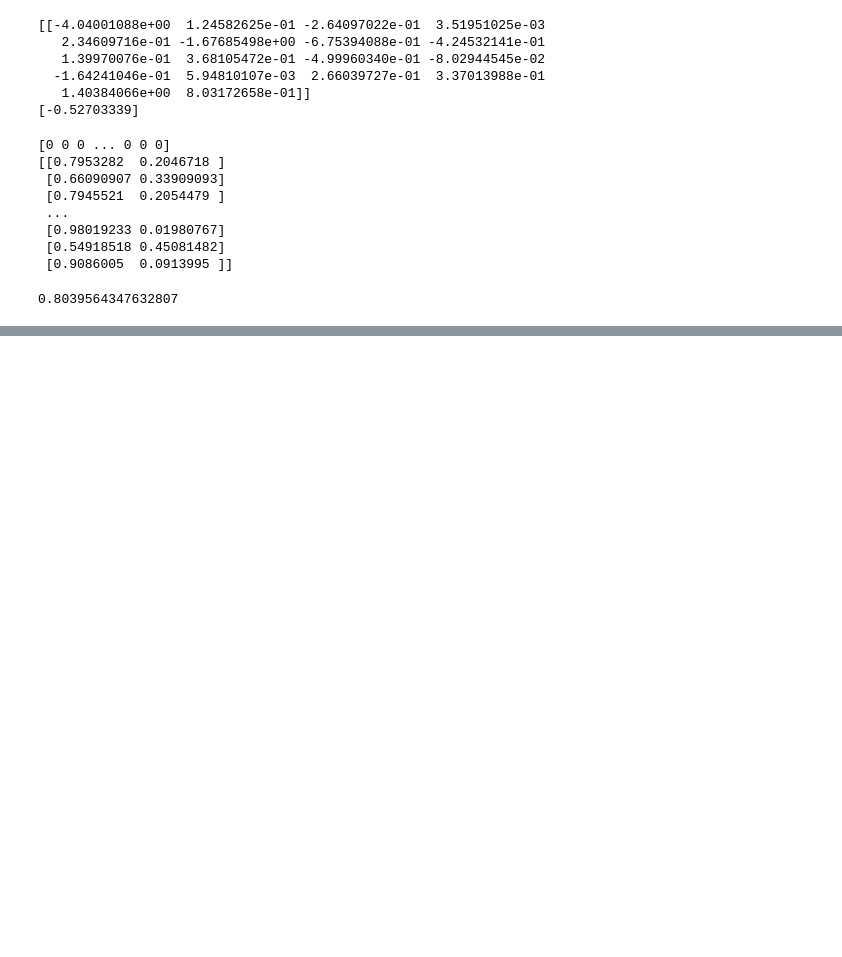
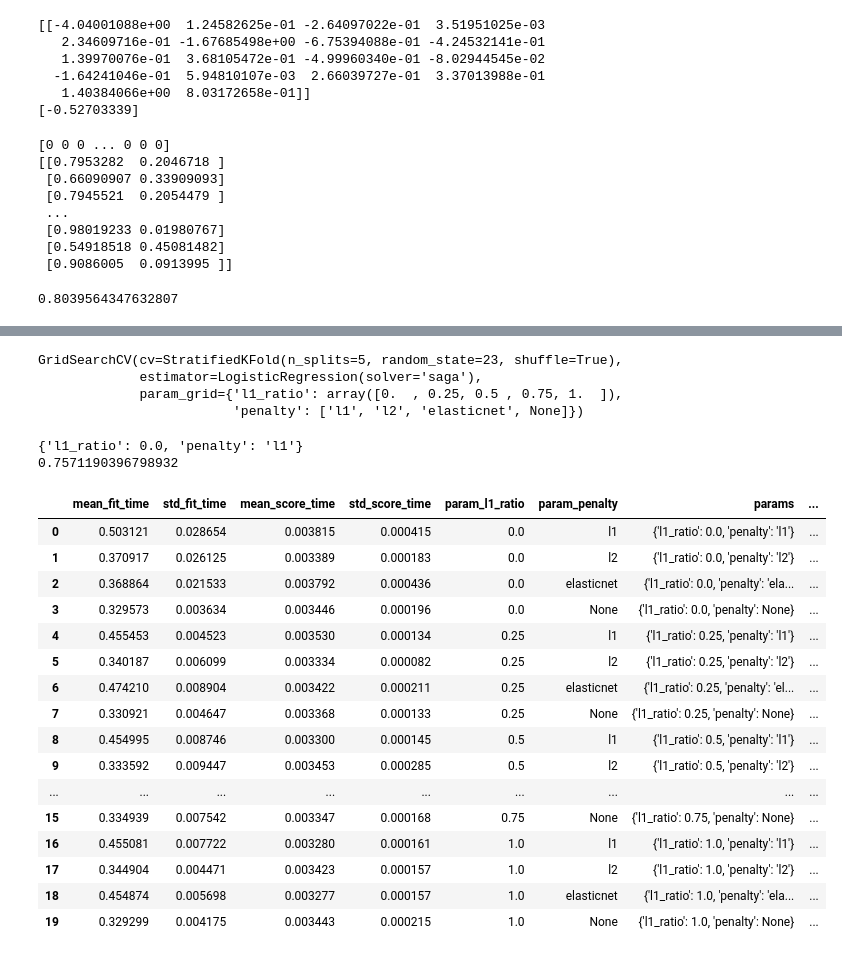
Before and after one commit to darsh996/Practical_Machine_Learning, a Jupyter notebook: Logistic_Regression.ipynb, the cells around one changed output, grey strips where cells are left out. Cells and saved outputs as stored; diff of their text form; code cells hidden in the pictures; blank space fills up the shorter version.

Commit message:
Added Grid Search

```diff
--- a/Logistic_Regression.ipynb
+++ b/Logistic_Regression.ipynb
@@ -100,0 +153,41 @@ print(accuracy_score(y_test,y_pred))
+# %%
+kfold = StratifiedKFold(n_splits=5,shuffle=True,random_state=23)
+# %%
+params = {'penalty': ['l1', 'l2', 'elasticnet', None],
+          'l1_ratio': np.linspace(0, 1, 5)}
+# %%
+gcv = GridSearchCV(lor,param_grid=params,cv=kfold)
+gcv.fit(X,y)
+# %% [output]
+GridSearchCV(cv=StratifiedKFold(n_splits=5, random_state=23, shuffle=True),
+             estimator=LogisticRegression(solver='saga'),
+             param_grid={'l1_ratio': array([0.  , 0.25, 0.5 , 0.75, 1.  ]),
+                         'penalty': ['l1', 'l2', 'elasticnet', None]})
+# %%
+print(gcv.best_params_)
+print(gcv.best_score_)
+# %% [output]
+{'l1_ratio': 0.0, 'penalty': 'l1'}
+0.7571190396798932
+# %%
+pd_cv = pd.DataFrame(gcv.cv_results_)
+# %%
+pd_cv
+# %% [output]
+|  | mean_fit_time | std_fit_time | mean_score_time | std_score_time | param_l1_ratio | param_penalty | params | ... |
+| 0 | 0.503121 | 0.028654 | 0.003815 | 0.000415 | 0.0 | l1 | {'l1_ratio': 0.0, 'penalty': 'l1'} | ... |
+| 1 | 0.370917 | 0.026125 | 0.003389 | 0.000183 | 0.0 | l2 | {'l1_ratio': 0.0, 'penalty': 'l2'} | ... |
+| 2 | 0.368864 | 0.021533 | 0.003792 | 0.000436 | 0.0 | elasticnet | {'l1_ratio': 0.0, 'penalty': 'ela... | ... |
+| 3 | 0.329573 | 0.003634 | 0.003446 | 0.000196 | 0.0 | None | {'l1_ratio': 0.0, 'penalty': None} | ... |
+| 4 | 0.455453 | 0.004523 | 0.003530 | 0.000134 | 0.25 | l1 | {'l1_ratio': 0.25, 'penalty': 'l1'} | ... |
+| 5 | 0.340187 | 0.006099 | 0.003334 | 0.000082 | 0.25 | l2 | {'l1_ratio': 0.25, 'penalty': 'l2'} | ... |
+| 6 | 0.474210 | 0.008904 | 0.003422 | 0.000211 | 0.25 | elasticnet | {'l1_ratio': 0.25, 'penalty': 'el... | ... |
+| 7 | 0.330921 | 0.004647 | 0.003368 | 0.000133 | 0.25 | None | {'l1_ratio': 0.25, 'penalty': None} | ... |
+| 8 | 0.454995 | 0.008746 | 0.003300 | 0.000145 | 0.5 | l1 | {'l1_ratio': 0.5, 'penalty': 'l1'} | ... |
+| 9 | 0.333592 | 0.009447 | 0.003453 | 0.000285 | 0.5 | l2 | {'l1_ratio': 0.5, 'penalty': 'l2'} | ... |
+| ... | ... | ... | ... | ... | ... | ... | ... | ... |
+| 15 | 0.334939 | 0.007542 | 0.003347 | 0.000168 | 0.75 | None | {'l1_ratio': 0.75, 'penalty': None} | ... |
+| 16 | 0.455081 | 0.007722 | 0.003280 | 0.000161 | 1.0 | l1 | {'l1_ratio': 1.0, 'penalty': 'l1'} | ... |
+| 17 | 0.344904 | 0.004471 | 0.003423 | 0.000157 | 1.0 | l2 | {'l1_ratio': 1.0, 'penalty': 'l2'} | ... |
+| 18 | 0.454874 | 0.005698 | 0.003277 | 0.000157 | 1.0 | elasticnet | {'l1_ratio': 1.0, 'penalty': 'ela... | ... |
+| 19 | 0.329299 | 0.004175 | 0.003443 | 0.000215 | 1.0 | None | {'l1_ratio': 1.0, 'penalty': None} | ... |
```
Also changed, not shown: parts of 10 cells of this notebook.
